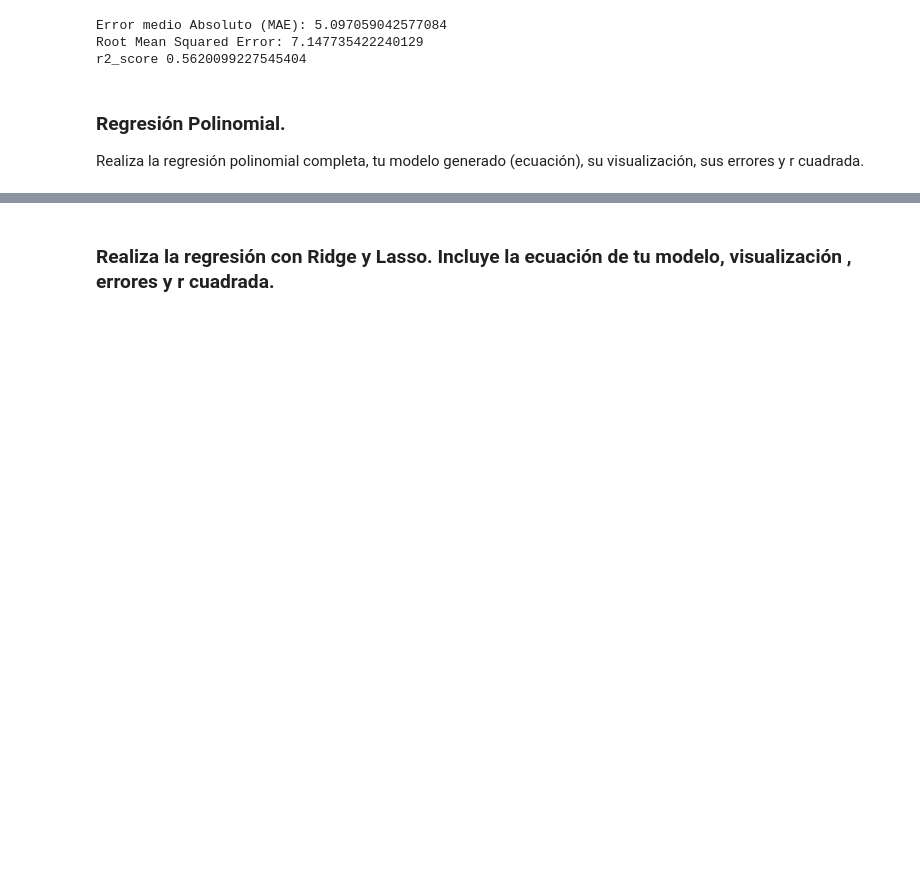
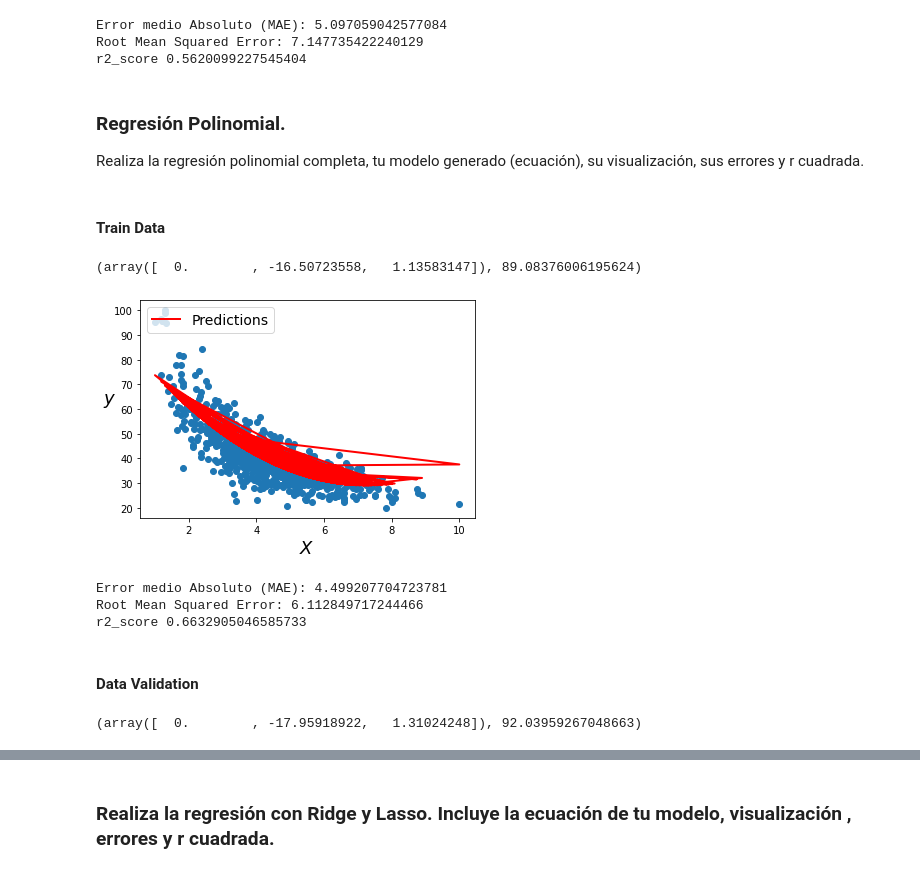
Before and after one commit to PosgradoMNA/actividades-de-aprendizaje-jeesperon, a Jupyter notebook: TecMty_Regresion_lineal_polinomial.ipynb, the cells around one changed output, grey strips where cells are left out. Saved outputs shown, nothing was run; the diff lists cells and outputs as text; code cells hidden in the pictures; blank space fills up the shorter version.

```diff
--- a/TecMty_Regresion_lineal_polinomial.ipynb
+++ b/TecMty_Regresion_lineal_polinomial.ipynb
@@ -399,0 +398,32 @@ Realiza la  regresión polinomial completa, tu modelo generado (ecuación), su v
+# %% [markdown]
+#### Train Data
+# %%
+#polinomial
+poly = PolynomialFeatures(degree=2)
+X_train_poly = poly.fit_transform(X_train)
+# %%
+poly_lr = LinearRegression()
+poly_lr.fit(X_train_poly, y_train)
+poly_lr.coef_, poly_lr.intercept_
+# %% [output]
+(array([  0.        , -16.50723558,   1.13583147]), 89.08376006195624)
+# %%
+yhat_train = poly_lr.predict(X_train_poly)
+
+plt.scatter(X, y)
+plt.plot(X_train, yhat_train, "r-", linewidth=2, label="Predictions")
+plt.xlabel("$X$", fontsize=18)
+plt.ylabel("$y$", rotation=0, fontsize=18)
+plt.legend(loc="upper left", fontsize=14);
+# %% [output]
+[figure, added]
+# %%
+print('Error medio Absoluto (MAE):', metrics.mean_absolute_error(y_train, yhat_train))
+print('Root Mean Squared Error:', np.sqrt(metrics.mean_squared_error(y_train, yhat_train)))
+print('r2_score',r2_score(y_train, yhat_train))
+# %% [output]
+Error medio Absoluto (MAE): 4.499207704723781
+Root Mean Squared Error: 6.112849717244466
+r2_score 0.6632905046585733
+# %% [markdown]
+#### Data Validation
@@ -399,0 +433,6 @@ Realiza la  regresión polinomial completa, tu modelo generado (ecuación), su v
+# %%
+poly_lr = LinearRegression()
+poly_lr.fit(X_val_poly, y_val)
+poly_lr.coef_, poly_lr.intercept_
+# %% [output]
+(array([  0.        , -17.95918922,   1.31024248]), 92.03959267048663)
```
Also changed, not shown: parts of 3 cells of this notebook.
